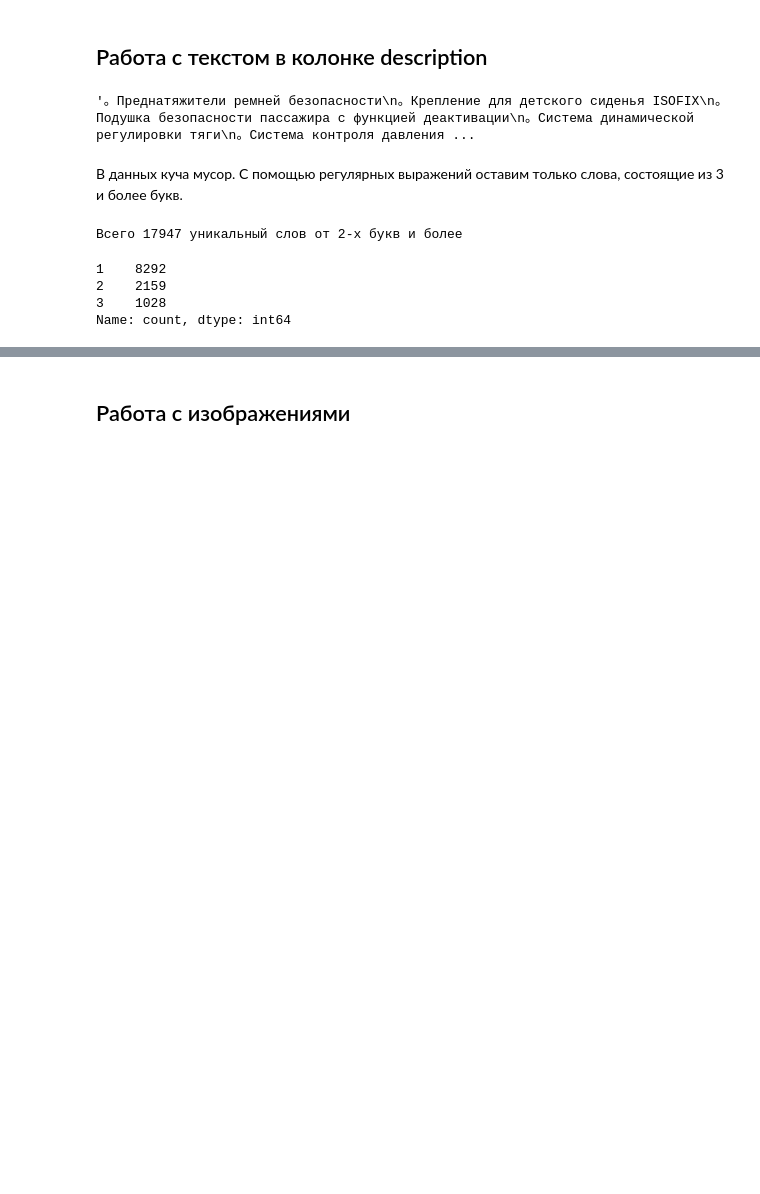
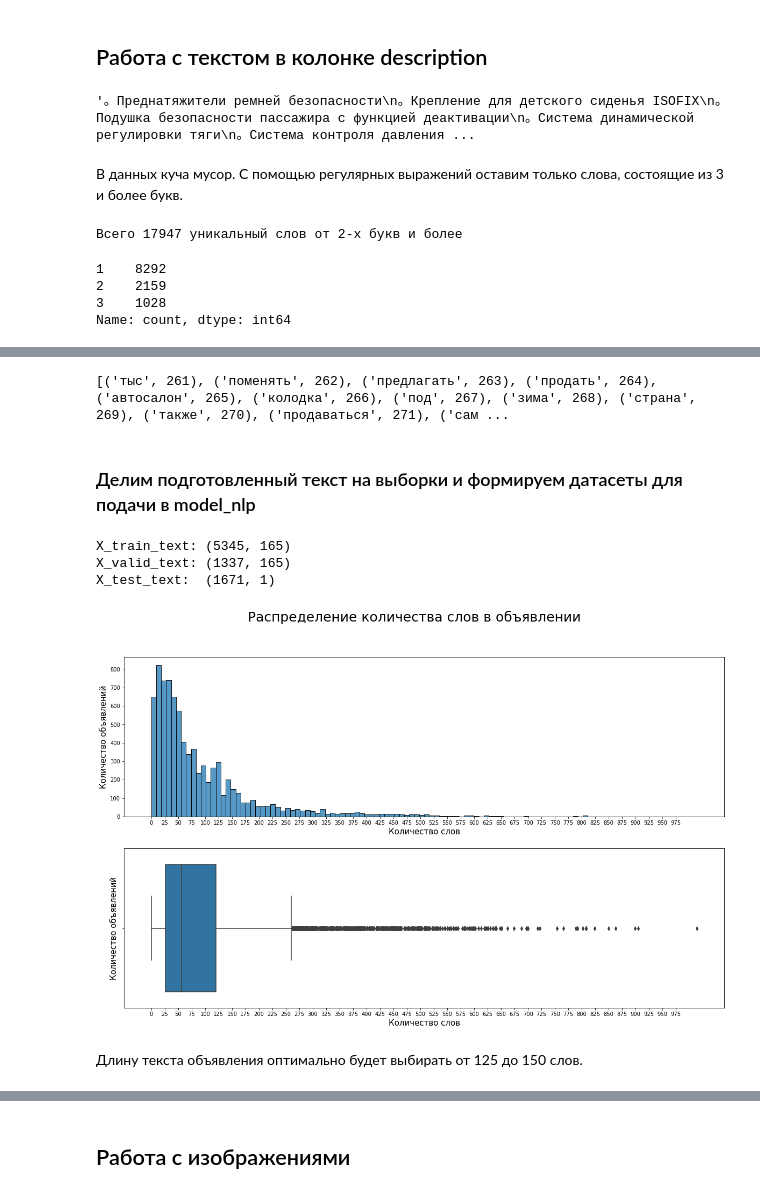
Before and after one commit to NataliaKolesnik/Car_Price_prediction_part2, a Jupyter notebook: 3_Нейросеть.ipynb, the cells around one changed output, grey strips where cells are left out. Saved outputs shown, nothing was run; the diff lists cells and outputs as text; code cells hidden in the pictures; blank space fills up the shorter version.

```diff
--- a/3_Нейросеть.ipynb
+++ b/3_Нейросеть.ipynb
@@ -43,6 +57,9 @@ import pymorphy2
 pd.set_option('display.float_format', '{:.2f}'.format)
 
 SEED = 73
+
+FONT_TITLE = 25
+FONT_LABEL = 15
 # %% [markdown]
 ## Загрузка и подготовка данных для обучения
 # %%
@@ -56,7 +73,7 @@ categorical_features = ['bodyType', 'brand', 'color_littel', 'fuelType_littel',
 
 numerical_features = ['mileage', 'age_avto', 'engineDisplacement', 'enginePower_log', 'numberOfDoors', 'Владельцы']
 
-text_features = ['description']
+text_features = 'description'
 
 target = 'price'
 target_log = 'price_log'
@@ -67,8 +84,8 @@ df_test['sample'] = 0
 df_test['price'] = 0
 # %%
 # объединим данные в один датасет для совместной дообработки признаков
-df_join = pd.concat([df_train[numerical_features + categorical_features + text_features + [target, 'sample'] ],
-                     df_test[numerical_features + categorical_features + text_features + [target, 'sample'] ]])
+df_join = pd.concat([df_train[numerical_features + categorical_features + [text_features, target, 'sample'] ],
+                     df_test[numerical_features + categorical_features + [text_features, target, 'sample'] ]])
 # %%
 df_join.head(3)
 # %% [output]
@@ -245,0 +248,7 @@ X_train, X_valid, Y_train, Y_valid = train_test_split(X, Y, test_size=0.25, rand
+# %%
+items = list(tokenizer.word_index.items())
+print(items[260:280])
+# %% [output]
+[('тыс', 261), ('поменять', 262), ('предлагать', 263), ('продать', 264), ('автосалон', 265), ('колодка', 266), ('под', 267), ('зима', 268), ('страна', 269), ('также', 270), ('продаваться', 271), ('сам ...
+# %% [markdown]
+### Делим подготовленный текст на выборки и формируем датасеты для подачи в model_nlp
@@ -245,0 +261,26 @@ X_train, X_valid, Y_train, Y_valid = train_test_split(X, Y, test_size=0.25, rand
+# %%
+print('X_train_text:', X_train_text.shape)
+print('X_valid_text:', X_valid_text.shape)
+print('X_test_text: ', X_test_text.shape)
+# %% [output]
+X_train_text: (5345, 165)
+X_valid_text: (1337, 165)
+X_test_text:  (1671, 1)
+# %%
+fig, ax = plt.subplots(2,1, figsize=(20,12))
+plt.suptitle('Распределение количества слов в объявлении', fontsize=FONT_TITLE)
+
+sns.histplot(data=df_join['text_lem_train'].apply(len), ax=ax[0])
+ax[0].set_xlabel('Количество слов', fontsize=FONT_LABEL)
+ax[0].set_ylabel('Количество объявлений', fontsize=FONT_LABEL)
+ax[0].set_xticks([x for x in range(0, 1000, 25)])
+
+sns.boxplot(x=df_join['text_lem_train'].apply(len), ax=ax[1])
+ax[1].set_xlabel('Количество слов', fontsize=FONT_LABEL)
+ax[1].set_ylabel('Количество объявлений', fontsize=FONT_LABEL)
+ax[1].set_xticks([x for x in range(0, 1000, 25)])
+plt.show()
+# %% [output]
+[figure, added]
+# %% [markdown]
+Длину текста объявления оптимально будет выбирать от 125 до 150 слов.
```
Also changed, not shown: parts of 50 cells of this notebook.
